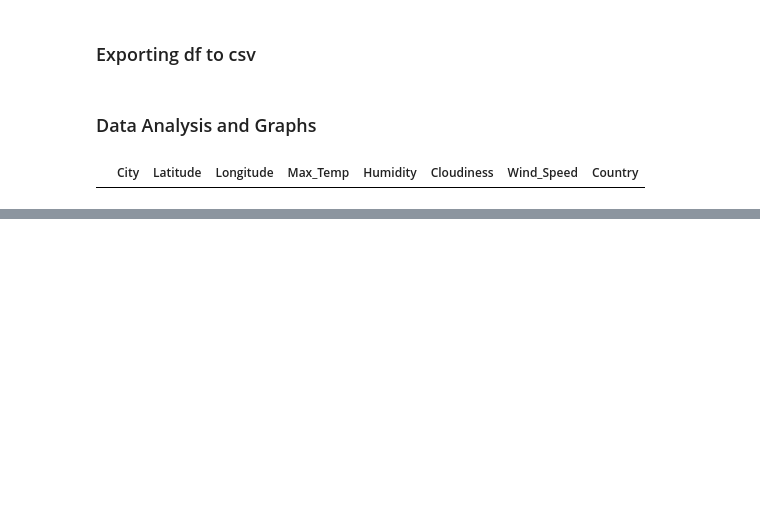
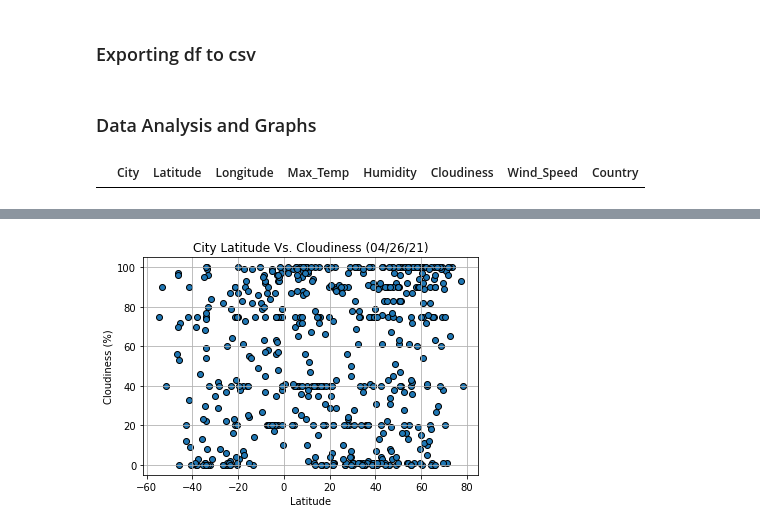
Before and after one commit to JAlvarado23A/weather_api_project, a Jupyter notebook: weatherPy/weatherPy.ipynb, the cells around one changed output, grey strips where cells are left out. Cells and saved outputs as stored; diff of their text form; code cells hidden in the pictures; blank space fills up the shorter version.

```diff
--- a/weatherPy/weatherPy.ipynb
+++ b/weatherPy/weatherPy.ipynb
@@ -143,0 +156,10 @@ plt.show()
+# %%
+# Scatter for latitude Vs Cloudiness
+plt.scatter(weather_df['Latitude'], weather_df['Cloudiness'], edgecolor='black')
+plt.title("City Latitude Vs. Cloudiness (04/26/21)")
+plt.xlabel("Latitude")
+plt.ylabel("Cloudiness (%)")
+plt.grid()
+plt.show()
+# %% [output]
+[figure, added]
```
Also changed, not shown: parts of 12 cells of this notebook, 1 other file.
